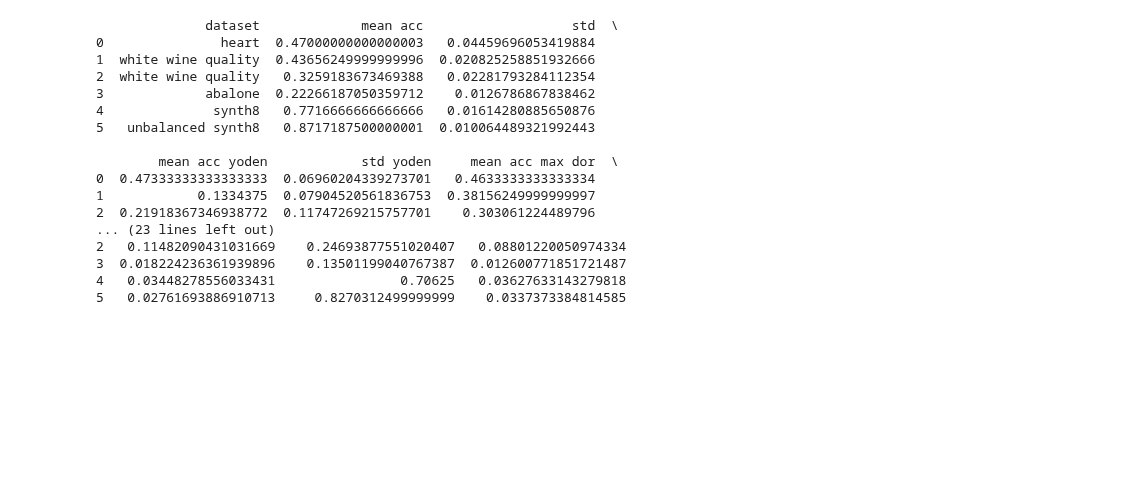
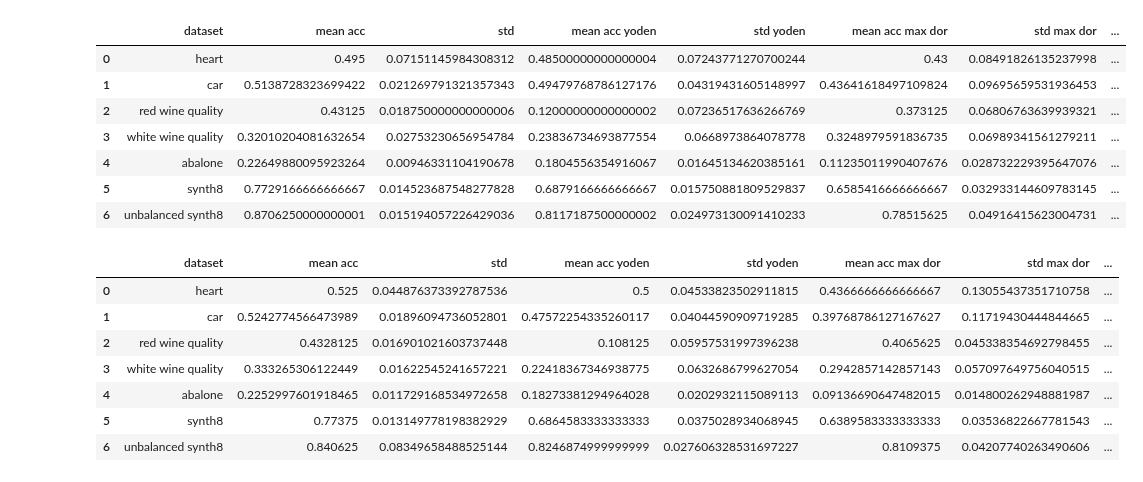
Before and after one commit to gabrielmatos26/Ova-and-Ava-classifiers, a Jupyter notebook: roc_cutpoints_clf.ipynb, the cells around one changed output. Drawn from its saved outputs; the diff is of its cells as text; code cells hidden in the pictures; blank space fills up the shorter version.

Commit message:
corrected table precision

```diff
--- a/roc_cutpoints_clf.ipynb
+++ b/roc_cutpoints_clf.ipynb
@@ -502,7 +502,7 @@ def apply(data, times=1):
     pred = []; pred_y = []; pred_dor = []; pred_zero = []; pred_half = []; pred_one = []; pred_log = []
 
     for i in tqdm(range(times)):
-        x_train, x_val, x_test, y_train, y_val, y_test = roc_clf.split_data(X, Y, min_samples=250)
+        x_train, x_val, x_test, y_train, y_val, y_test = roc_clf.split_data(X, Y)
         scaler = roc_clf.z_score(x_train)
         est = roc_clf.estimator(x_train, y_train, scaler)
         fpr, tpr, thresholds, roc_auc, cutpoints = roc_clf.calculate_roc(est, x_val, x_train, y_val,
@@ -524,57 +524,76 @@ def apply(data, times=1):
             [np.mean(pred_zero[:,2]), np.std(pred_zero[:,2])], [np.mean(pred_half[:,2]), np.std(pred_half[:,2])],
             [np.mean(pred_one[:,2]), np.std(pred_one[:,2])], [np.mean(pred_log[:,2]), np.std(pred_log[:,2])]])
 
-    print(np.mean(pred[:,2]))
-    print(np.mean(pred_y[:,2]))
-    print(np.mean(pred_dor[:,2]))
-    print(np.mean(pred_zero[:,2]))
-    print(np.mean(pred_half[:,2]))
-    print(np.mean(pred_one[:,2]))
-    print(np.mean(pred_log[:,2]))
+#     print(np.mean(pred[:,2]))
+#     print(np.mean(pred_y[:,2]))
+#     print(np.mean(pred_dor[:,2]))
+#     print(np.mean(pred_zero[:,2]))
+#     print(np.mean(pred_half[:,2]))
+#     print(np.mean(pred_one[:,2]))
+#     print(np.mean(pred_log[:,2]))
 # %%
 datasets = [heart_data(), load_car(), wine_quality_red(), wine_quality_white(), load_abalone(),
             load_mat('data/synth8.mat'), load_mat('data/synth8_unbalanced.mat')]
 
 cols = ['dataset', 'mean acc', 'std', 'mean acc yoden', 'std yoden', 'mean acc max dor', 'std max dor',
         'mean acc both zero', 'std both zero', 'mean acc both half', 'std both half',
         'mean acc both one', 'std both one', 'mean acc both logistic', 'std both logistic']
 names = [['heart'], ['car'], ['red wine quality'], ['white wine quality'], ['abalone'], ['synth8'],
          ['unbalanced synth8']]
 
 d_rows = []
 
 times = 10
 for d in datasets:
     d_rows.append(apply(d, times).ravel())
 d_rows = np.asarray(d_rows)
 d_rows = np.concatenate((names, d_rows), axis=1)
 df = pd.DataFrame(data=np.asarray(d_rows), columns=cols)
-print(df)
+df
 # data = heart_data()
 # data = load_adult()
 # data = wine_quality_red()
 # data = wine_quality_white()
 # data = load_abalone()
 # data = load_mat('data/synth8.mat')
 # data = load_mat('data/synth8_unbalanced.mat')
 
 # data = heart_data()
 # apply(data).ravel()
 # %% [output]
-              dataset             mean acc                   std  \
-0               heart  0.47000000000000003   0.04459696053419884
-1  white wine quality  0.43656249999999996  0.020825258851932666
-2  white wine quality   0.3259183673469388   0.02281793284112354
-3             abalone  0.22266187050359712    0.0126786867838462
-4              synth8   0.7716666666666666   0.01614280885650876
-5   unbalanced synth8   0.8717187500000001  0.010064489321992443
-
-        mean acc yoden            std yoden     mean acc max dor  \
-0  0.47333333333333333  0.06960204339273701   0.4633333333333334
-1            0.1334375  0.07904520561836753  0.38156249999999997
-2  0.21918367346938772  0.11747269215757701    0.303061224489796
-... (23 lines left out)
-2   0.11482090431031669    0.24693877551020407   0.08801220050974334
-3  0.018224236361939896    0.13501199040767387  0.012600771851721487
-4   0.03448278556033431                0.70625   0.03627633143279818
-5   0.02761693886910713     0.8270312499999999    0.0337373384814585
+|  | dataset | mean acc | std | mean acc yoden | std yoden | mean acc max dor | std max dor | ... |
+| 0 | heart | 0.495 | 0.07151145984308312 | 0.48500000000000004 | 0.07243771270700244 | 0.43 | 0.08491826135237998 | ... |
+| 1 | car | 0.5138728323699422 | 0.021269791321357343 | 0.49479768786127176 | 0.04319431605148997 | 0.43641618497109824 | 0.09695659531936453 | ... |
+| 2 | red wine quality | 0.43125 | 0.018750000000000006 | 0.12000000000000002 | 0.07236517636266769 | 0.373125 | 0.06806763639939321 | ... |
+| 3 | white wine quality | 0.32010204081632654 | 0.02753230656954784 | 0.23836734693877554 | 0.0668973864078778 | 0.3248979591836735 | 0.06989341561279211 | ... |
+| 4 | abalone | 0.22649880095923264 | 0.00946331104190678 | 0.1804556354916067 | 0.01645134620385161 | 0.11235011990407676 | 0.028732229395647076 | ... |
+| 5 | synth8 | 0.7729166666666667 | 0.014523687548277828 | 0.6879166666666667 | 0.015750881809529837 | 0.6585416666666667 | 0.032933144609783145 | ... |
+| 6 | unbalanced synth8 | 0.8706250000000001 | 0.015194057226429036 | 0.8117187500000002 | 0.024973130091410233 | 0.78515625 | 0.04916415623004731 | ... |
+# %%
+datasets = [heart_data(), load_car(), wine_quality_red(), wine_quality_white(), load_abalone(),
+            load_mat('data/synth8.mat'), load_mat('data/synth8_unbalanced.mat')]
+
+cols = ['dataset', 'mean acc', 'std', 'mean acc yoden', 'std yoden', 'mean acc max dor', 'std max dor',
+        'mean acc both zero', 'std both zero', 'mean acc both half', 'std both half',
+        'mean acc both one', 'std both one', 'mean acc both logistic', 'std both logistic']
+names = [['heart'], ['car'], ['red wine quality'], ['white wine quality'], ['abalone'], ['synth8'],
+         ['unbalanced synth8']]
+
+d_rows = []
+
+times = 10
+for d in datasets:
+    d_rows.append(apply(d, times).ravel())
+d_rows = np.asarray(d_rows)
+d_rows = np.concatenate((names, d_rows), axis=1)
+df = pd.DataFrame(data=np.asarray(d_rows), columns=cols)
+df
+# %% [output]
+|  | dataset | mean acc | std | mean acc yoden | std yoden | mean acc max dor | std max dor | ... |
+| 0 | heart | 0.525 | 0.044876373392787536 | 0.5 | 0.04533823502911815 | 0.4366666666666667 | 0.13055437351710758 | ... |
+| 1 | car | 0.5242774566473989 | 0.01896094736052801 | 0.47572254335260117 | 0.04044590909719285 | 0.39768786127167627 | 0.11719430444844665 | ... |
+| 2 | red wine quality | 0.4328125 | 0.016901021603737448 | 0.108125 | 0.05957531997396238 | 0.4065625 | 0.045338354692798455 | ... |
+| 3 | white wine quality | 0.333265306122449 | 0.01622545241657221 | 0.22418367346938775 | 0.0632686799627054 | 0.2942857142857143 | 0.057097649756040515 | ... |
+| 4 | abalone | 0.2252997601918465 | 0.011729168534972658 | 0.18273381294964028 | 0.0202932115089113 | 0.09136690647482015 | 0.014800262948881987 | ... |
+| 5 | synth8 | 0.77375 | 0.013149778198382929 | 0.6864583333333333 | 0.0375028934068945 | 0.6389583333333333 | 0.03536822667781543 | ... |
+| 6 | unbalanced synth8 | 0.840625 | 0.08349658488525144 | 0.8246874999999999 | 0.027606328531697227 | 0.8109375 | 0.04207740263490606 | ... |
```
Also changed, not shown: parts of 2 cells of this notebook.
